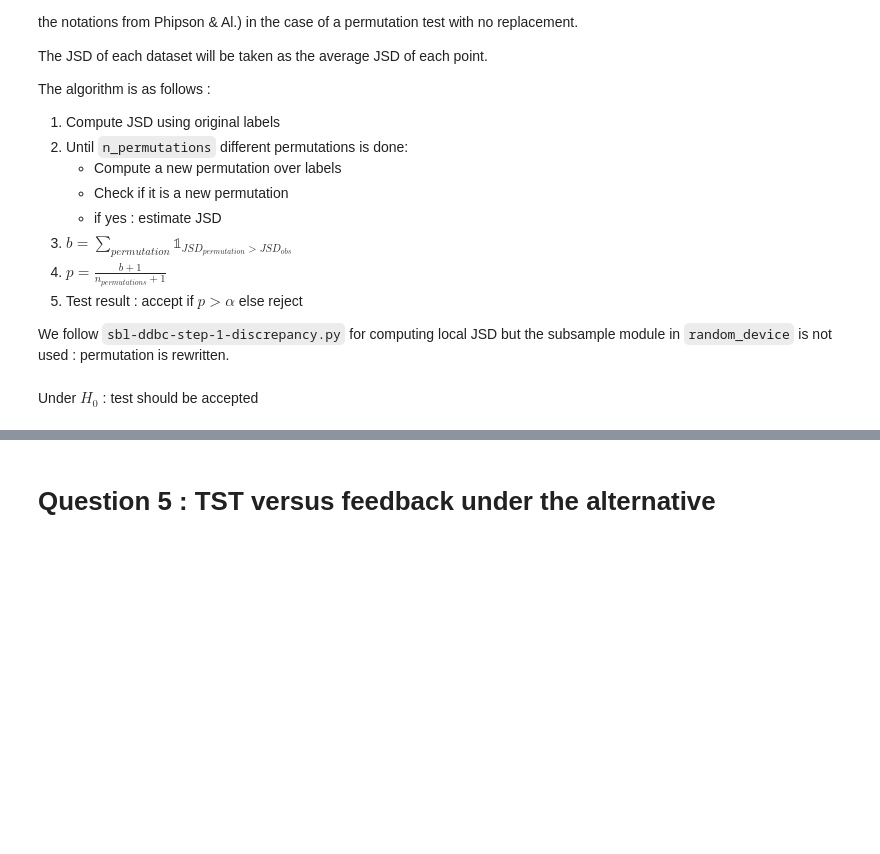
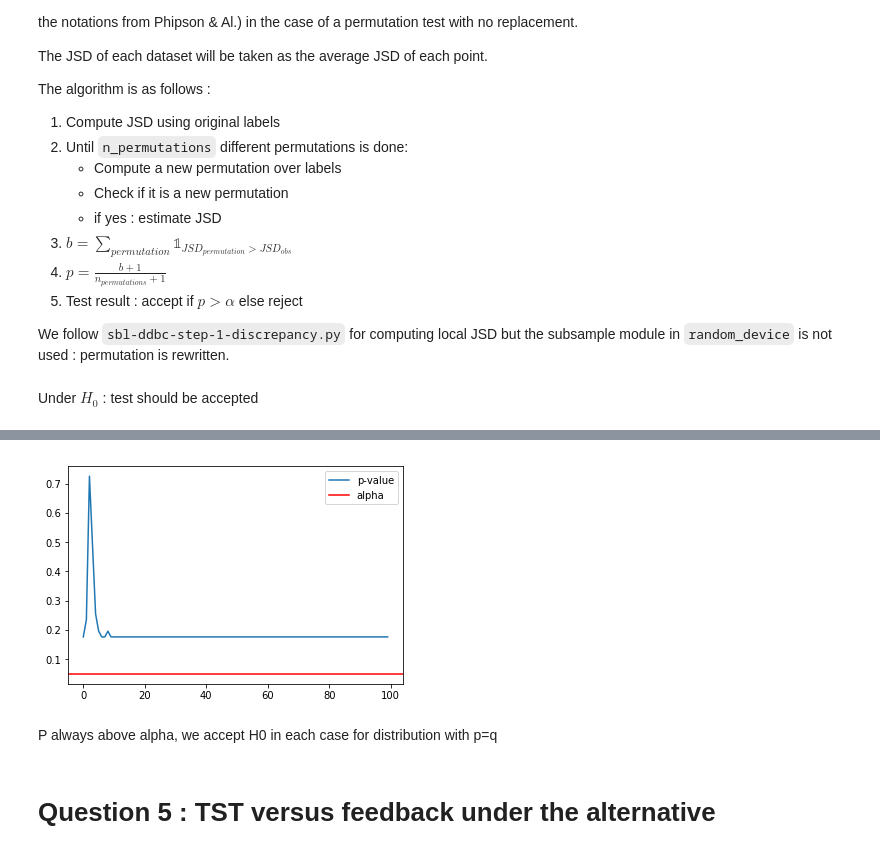
Before and after one commit to mariondechallens/GMDA, a Jupyter notebook: Results.ipynb, the cells around one changed output, grey strips where cells are left out. Drawn from its saved outputs; the diff is of its cells as text; code cells hidden in the pictures; blank space fills up the shorter version.

```diff
--- a/Results.ipynb
+++ b/Results.ipynb
@@ -210,3 +241,12 @@ Wall time: 1.74 s
+# %%
+plt.plot(p_val, label = 'p-value')
+plt.axhline(y=0.05, color='r', linestyle='-',label = 'alpha')
+plt.legend()
+plt.show()
+# %% [output]
+[figure, added]
+# %% [markdown]
+P always above alpha, we accept H0 in each case for distribution with p=q
 # %% [markdown]
 # Question 5 : TST versus feedback under the alternative
 # %% [markdown]
```
Also changed, not shown: parts of 15 cells of this notebook.
